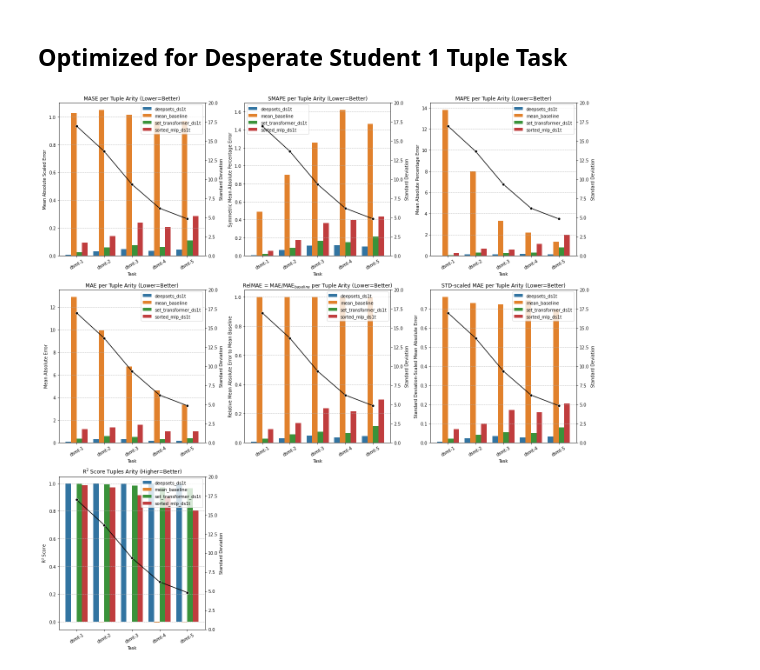
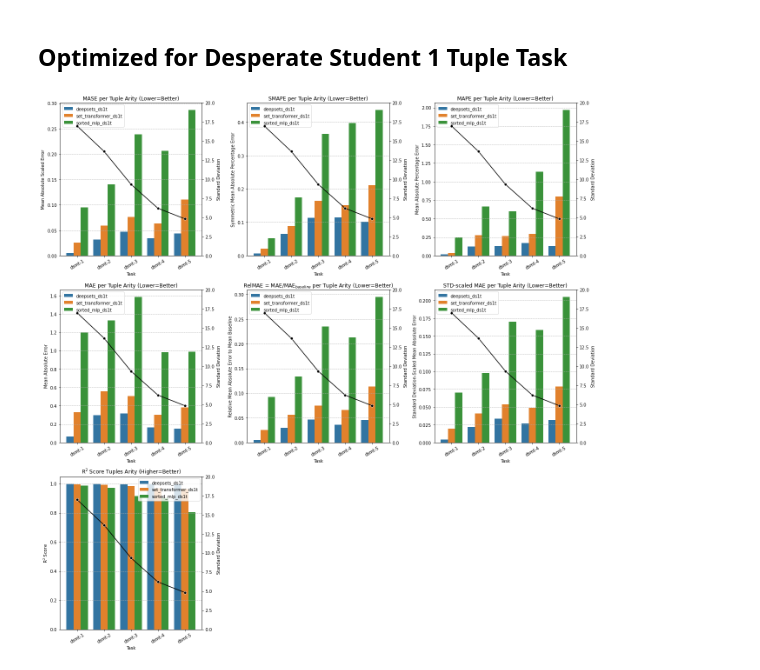
Before and after one commit to ischi09/Distributed-Systems-Lab-, a Jupyter notebook: analysis/desperate-student-m-tuple/desperate-student-m-tuple.ipynb, the cells around one changed output. Drawn from its saved outputs; the diff is of its cells as text; code cells hidden in the pictures.

```diff
--- a/analysis/desperate-student-m-tuple/desperate-student-m-tuple.ipynb
+++ b/analysis/desperate-student-m-tuple/desperate-student-m-tuple.ipynb
@@ -237,7 +238,7 @@ MODELS = [
     "sorted_mlp_ds1t",
     "set_transformer_ds1t"
 ]
-exclude_baseline_plot = False
+exclude_baseline_plot = True
 
 results = pd.read_csv("desperate-student-m-tuple-optim-results.csv")
 
@@ -345,31 +346,31 @@ plot_bars_with_std(
     models=results["model"],
     std=PlotableSequence("Standard Deviation", results["std"], (0.0, 20.0)),
     ax=axes[1, 2]
 )
 
 plot_bars_with_std(
     title="R$^2$ Score Tuples Arity (Higher=Better)",
     x=PlotableSequence("Task", results["task"]),
     y=PlotableSequence("R$^2$ Score", results["r2"]),
     models=results["model"],
     std=PlotableSequence("Standard Deviation", results["std"], (0.0, 20.0)),
     ax=axes[2, 0]
 )
 
 # N.B.: Issue with degrees of freedom in the chosen models.
 # plot_bars_with_std(
 #     title="Adjusted R$^2$ Score for Different Arity of Tuples (Higher Better)",
 #     x=PlotableSequence("Task", results["task"]),
 #     y=PlotableSequence("R$^2$ Score", results["adjusted_r2"]),
 #     models=results["model"],
 #     std=PlotableSequence("Standard Deviation", results["std"], (0.0, 20.0)),
 #     ax=axes[1][1]
 # )
 
 axes[2, 1].set_axis_off()
 axes[2, 2].set_axis_off()
 
 plt.tight_layout()
 plt.show()
 # %% [output]
-[figure, old version]
+[figure, new version]
```
Also changed, not shown: parts of 2 cells of this notebook, 3 other files.
